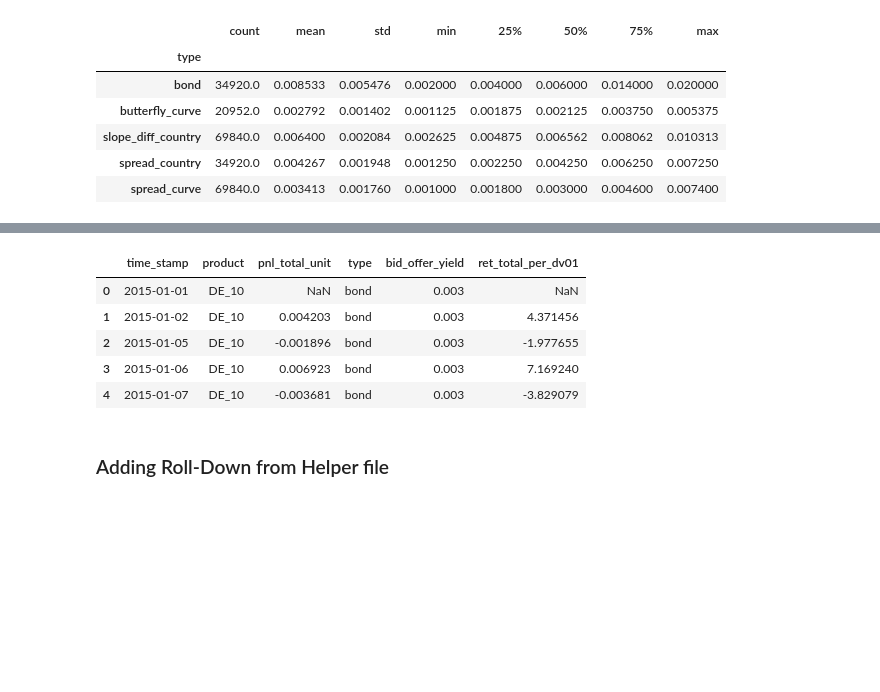
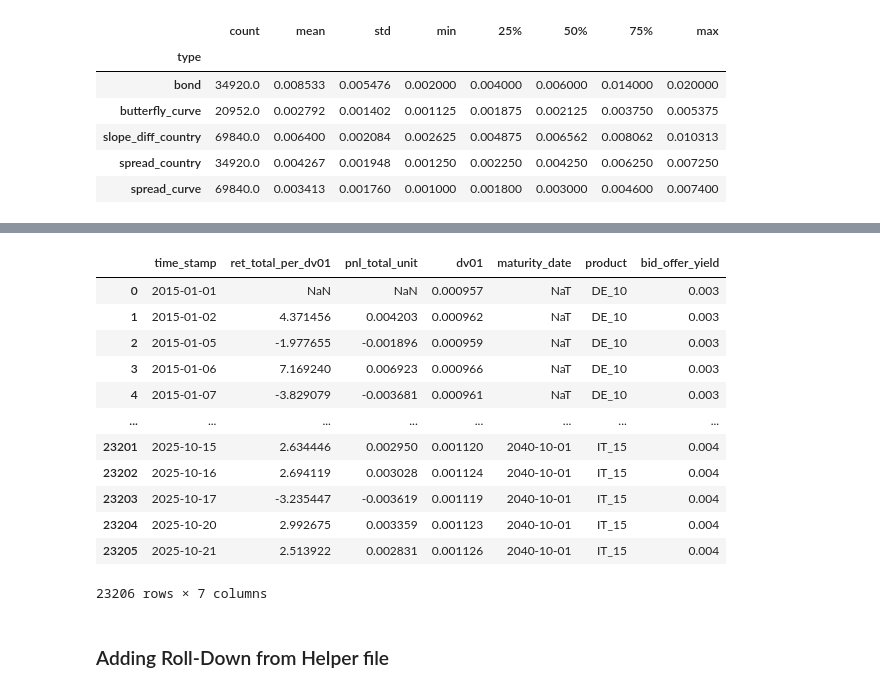
Before and after one commit to pradosth0/Markowitz_based_portfolio_allocation, a Jupyter notebook: pf_bond.ipynb, the cells around one changed output, grey strips where cells are left out. Saved outputs shown, nothing was run; the diff lists cells and outputs as text; code cells hidden in the pictures; blank space fills up the shorter version.

```diff
--- a/pf_bond.ipynb
+++ b/pf_bond.ipynb
@@ -169,8 +169,8 @@ mid_bonds_close.head()
 # %%
 meta = pd.read_csv("data/metadata_bonds.csv")
 
-meta["issue_date"] = pd.to_datetime(meta["issue_date"], errors="coerce").dt.date
-meta["maturity_date"] = pd.to_datetime(meta["maturity_date"], errors="coerce").dt.date
+meta["issue_date"] = pd.to_datetime(meta["issue_date"], errors="coerce")
+meta["maturity_date"] = pd.to_datetime(meta["maturity_date"], errors="coerce")
 
 # coupon dans le fichier en %
 meta["coupon_dec"] = pd.to_numeric(meta["coupon"], errors="coerce") / 100.0
@@ -184,6 +184,7 @@ data = data.merge(meta, on="isin", how="left")
 data["cpn_freq"] = data["cpn_freq"].fillna(
     data["country_iso"].map(COUNTRY_DEFAULT_FREQ_MAP)
 ).fillna(2).astype(int)
+
 data.head()
 # %% [output]
 |  | isin | Unnamed: 0 | time_stamp | price | yield | country_iso | mat_cat | source | remaining_maturity | ... |
@@ -354,7 +373,7 @@ plt.show()
 val1 = "ret_total_per_dv01"
 val2 = "pnl_total_unit"
 
-data_completed = data[["time_stamp", "country_iso", "mat_cat", val1, val2, "dv01"]].copy()
+data_completed = data[["time_stamp", "country_iso", "mat_cat", val1, val2, "dv01","maturity_date"]].copy()
 data_completed["product"] = data_completed["country_iso"].astype(str) + "_" + data_completed["mat_cat"].astype(str)
 data_completed = data_completed.drop(columns=["country_iso", "mat_cat"])
 data_completed["time_stamp"] = pd.to_datetime(data_completed["time_stamp"])
@@ -612,12 +647,21 @@ long[long["type"].isin(["bond", "spread_country", "spread_curve", "butterfly_cur
 # %%
-long.head()
+long_bond = long[long["type"] == "bond"][["time_stamp", "product", "bid_offer_yield"]]
+long_bond = data_completed.merge(long_bond, on=["time_stamp", "product"])
+long_bond
 # %% [output]
-|  | time_stamp | product | pnl_total_unit | type | bid_offer_yield | ret_total_per_dv01 |
-| 0 | 2015-01-01 | DE_10 | NaN | bond | 0.003 | NaN |
-| 1 | 2015-01-02 | DE_10 | 0.004203 | bond | 0.003 | 4.371456 |
-| 2 | 2015-01-05 | DE_10 | -0.001896 | bond | 0.003 | -1.977655 |
-| 3 | 2015-01-06 | DE_10 | 0.006923 | bond | 0.003 | 7.169240 |
-| 4 | 2015-01-07 | DE_10 | -0.003681 | bond | 0.003 | -3.829079 |
+|  | time_stamp | ret_total_per_dv01 | pnl_total_unit | dv01 | maturity_date | product | bid_offer_yield |
+| 0 | 2015-01-01 | NaN | NaN | 0.000957 | NaT | DE_10 | 0.003 |
+| 1 | 2015-01-02 | 4.371456 | 0.004203 | 0.000962 | NaT | DE_10 | 0.003 |
+| 2 | 2015-01-05 | -1.977655 | -0.001896 | 0.000959 | NaT | DE_10 | 0.003 |
+| 3 | 2015-01-06 | 7.169240 | 0.006923 | 0.000966 | NaT | DE_10 | 0.003 |
+| 4 | 2015-01-07 | -3.829079 | -0.003681 | 0.000961 | NaT | DE_10 | 0.003 |
+| ... | ... | ... | ... | ... | ... | ... | ... |
+| 23201 | 2025-10-15 | 2.634446 | 0.002950 | 0.001120 | 2040-10-01 | IT_15 | 0.004 |
+| 23202 | 2025-10-16 | 2.694119 | 0.003028 | 0.001124 | 2040-10-01 | IT_15 | 0.004 |
+| 23203 | 2025-10-17 | -3.235447 | -0.003619 | 0.001119 | 2040-10-01 | IT_15 | 0.004 |
+| 23204 | 2025-10-20 | 2.992675 | 0.003359 | 0.001123 | 2040-10-01 | IT_15 | 0.004 |
+| 23205 | 2025-10-21 | 2.513922 | 0.002831 | 0.001126 | 2040-10-01 | IT_15 | 0.004 |
+23206 rows × 7 columns
 # %% [markdown]
 ### Adding Roll-Down from Helper file
 # %%
```
Also changed, not shown: parts of 15 cells of this notebook.
